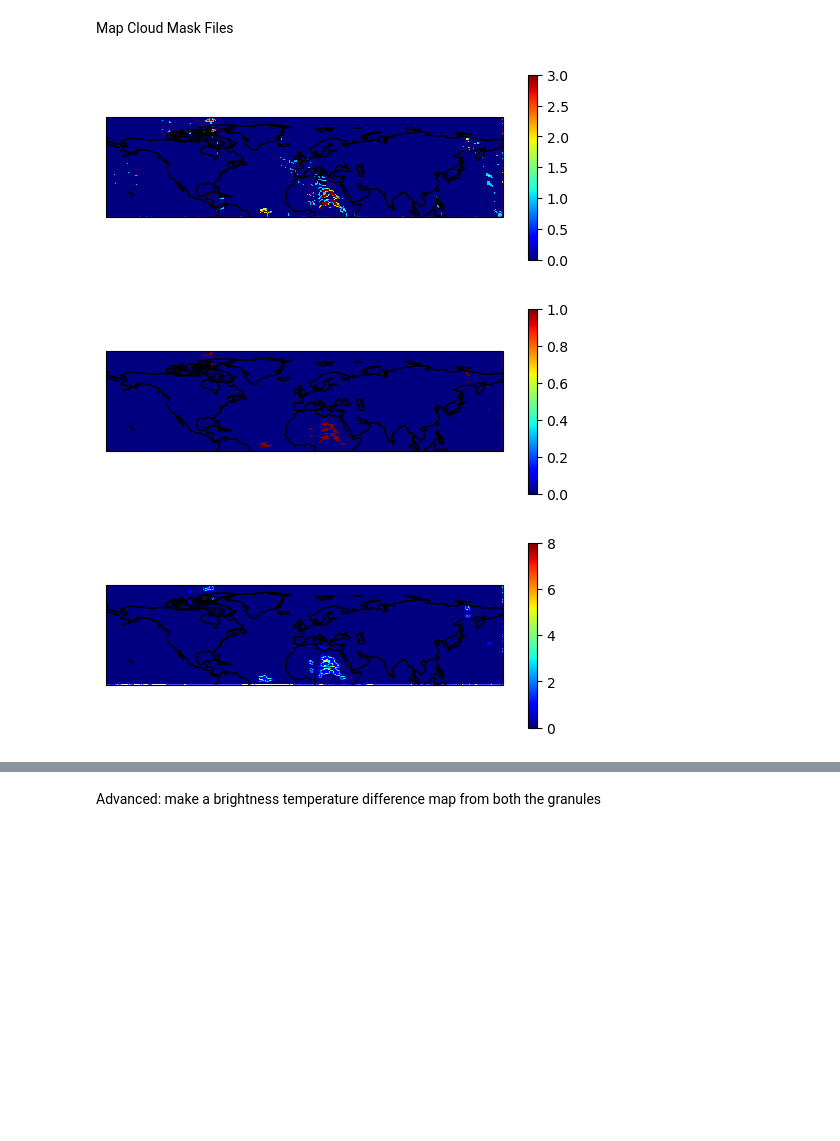
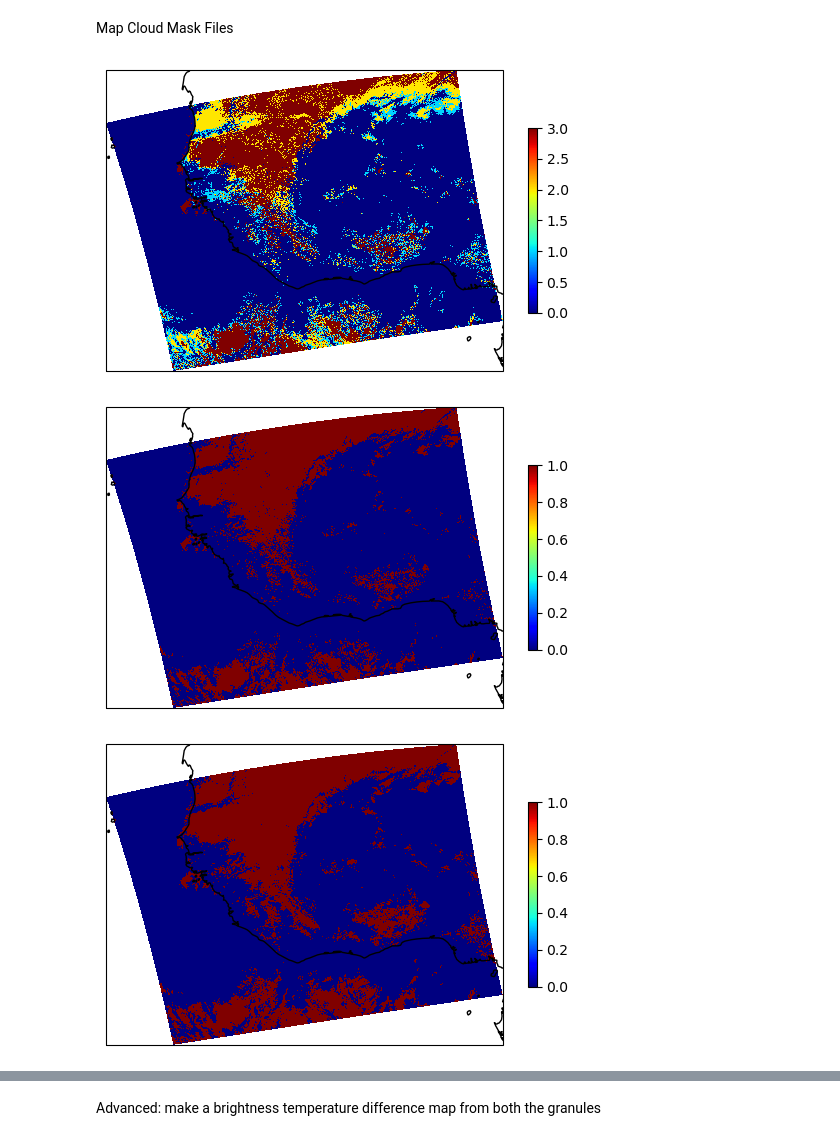
Before and after one commit to mwallace5270/Hello-World, a Jupyter notebook: Hello_VIIRS.ipynb, the cells around one changed output, grey strips where cells are left out. Drawn from its saved outputs; the diff is of its cells as text; code cells hidden in the pictures; blank space fills up the shorter version.

```diff
--- a/Hello_VIIRS.ipynb
+++ b/Hello_VIIRS.ipynb
@@ -290,7 +290,7 @@ plt.show()
 read CLDMSK
 # %%
 # def read_CLDMSK
-CLD_file = "CLDMSK_L2_VIIRS_SNPP.A2020166.1354.001.2020167010253.nc"
+CLD_file = "CLDMSK_L2_VIIRS_SNPP.A2020166.1342.001.2020167010238.nc"
 # Open the file & make it a dataset
 open_CLD = xarray.open_dataset(datadir / CLD_file, group = "geophysical_data")
 
@@ -333,9 +333,9 @@ lwm_dupe = xarray.where(lwm_ds == 6, 0, lwm_dupe) # Continental
 
 # FIXME this code runs but is not right. we need to understand why CLDMSK_rolled has
 # a larger size (by 16) in the number_of_lines dimension.
-CLDMSK_dialated = CLDMSK_dialated.isel(
-    {"number_of_lines": slice(0, lwm_dupe.sizes['number_of_lines'])}
-)
+#CLDMSK_dialated = CLDMSK_dialated.isel(
+#    {"number_of_lines": slice(0, lwm_dupe.sizes['number_of_lines'])}
+#)
 
 # Value of 0 where cloud_mask dilated is 0 & land_water_mask indicates a land pixel
 CLD_free_ocean = xarray.zeros_like(CLDMSK_dialated)
@@ -386,21 +378,19 @@ Map Cloud Mask Files
 # %%
 # Integer Cloud Mask Map
 ax = plt.axes(projection = ccrs.PlateCarree())
-ax.set_facecolor = 'white' # set background to white
-pc = ax.pcolormesh(CLDMSK_int)
+pc = ax.pcolormesh(lon_ds, lat_ds, CLDMSK_int)
 # Pass the longname as the title
 ax.coastlines()
 # Colorbar and lables
 cb = plt.colorbar(pc, shrink=0.5)
 pc.set_cmap('jet') # colors: viridis, plasma, cubehelix, jet
 plt.show()
 # %% [output]
-[figure, old version]
+[figure, new version]
 # %%
 # Simple Cloud Mask Map
 ax = plt.axes(projection = ccrs.PlateCarree())
-ax.set_facecolor('white') # set background to white
-pc = ax.pcolormesh(simple_CLDMSK)
+pc = ax.pcolormesh(lon_ds, lat_ds, simple_CLDMSK)
 # Pass the longname as the title
 ax.coastlines()
 # Colorbar and lables
@@ -408,12 +398,11 @@ cb = plt.colorbar(pc, shrink=0.5)
 pc.set_cmap('jet') # colors: viridis, plasma, cubehelix, jet
 plt.show()
 # %% [output]
-[figure, old version]
+[figure, new version]
 # %%
 # Dilated Cloud Mask Map
 ax = plt.axes(projection = ccrs.PlateCarree())
-ax.set_facecolor('white') # set background to white
-pc = ax.pcolormesh(CLDMSK_rolled)
+pc = ax.pcolormesh(lon_ds, lat_ds, CLDMSK_dialated)
 # Pass the longname as the title
 ax.coastlines()
 # Colorbar and lables
@@ -421,7 +410,7 @@ cb = plt.colorbar(pc, shrink=0.5)
 pc.set_cmap('jet') # colors: viridis, plasma, cubehelix, jet
 plt.show()
 # %% [output]
-[figure, old version]
+[figure, new version]
 # %%
 # Cloud Free Ocean Map
 ax = plt.axes(projection = ccrs.PlateCarree())
```
Also changed, not shown: parts of 4 cells of this notebook, 2 other files.
